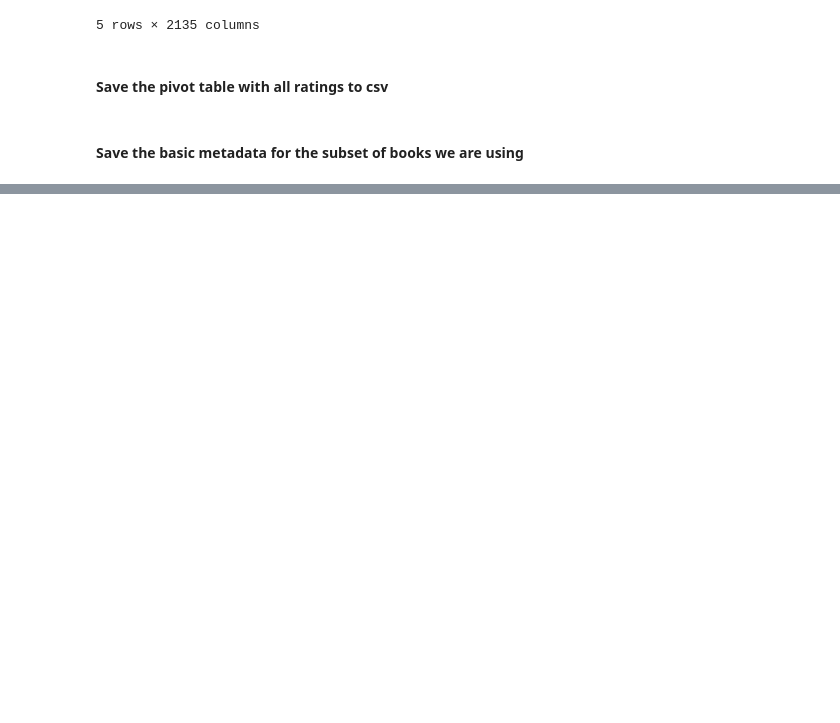
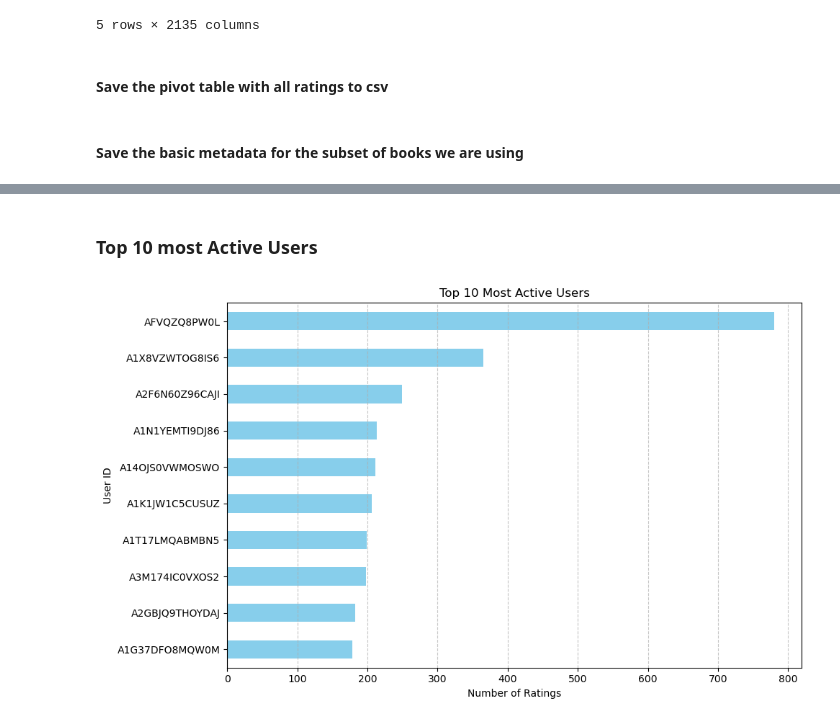
Before and after one commit to lukedrichard/BHTRecommenderProject, a Jupyter notebook: Preprocessing.ipynb, the cells around one changed output, grey strips where cells are left out. Drawn from its saved outputs; the diff is of its cells as text; code cells hidden in the pictures; blank space fills up the shorter version.

```diff
--- a/Preprocessing.ipynb
+++ b/Preprocessing.ipynb
@@ -183,0 +280,19 @@ filtered_df.to_csv('/home/ldrich/Summer2025BHT/DS_Workflow_Applications/recommen
+# %% [markdown]
+### Top 10 most Active Users
+# %%
+
+# Count how many books each user rated
+top_users = filtered_df['User_id'].value_counts().head(10)
+
+# Plot as a horizontal bar chart
+plt.figure(figsize=(10, 6))
+top_users.plot(kind='barh', color='skyblue')
+plt.xlabel('Number of Ratings')
+plt.ylabel('User ID')
+plt.title('Top 10 Most Active Users')
+plt.gca().invert_yaxis()  # Optional: highest at top
+plt.grid(axis='x', linestyle='--', alpha=0.7)
+plt.tight_layout()
+plt.show()
+# %% [output]
+[figure, added]
```
Also changed, not shown: parts of 23 cells of this notebook.
